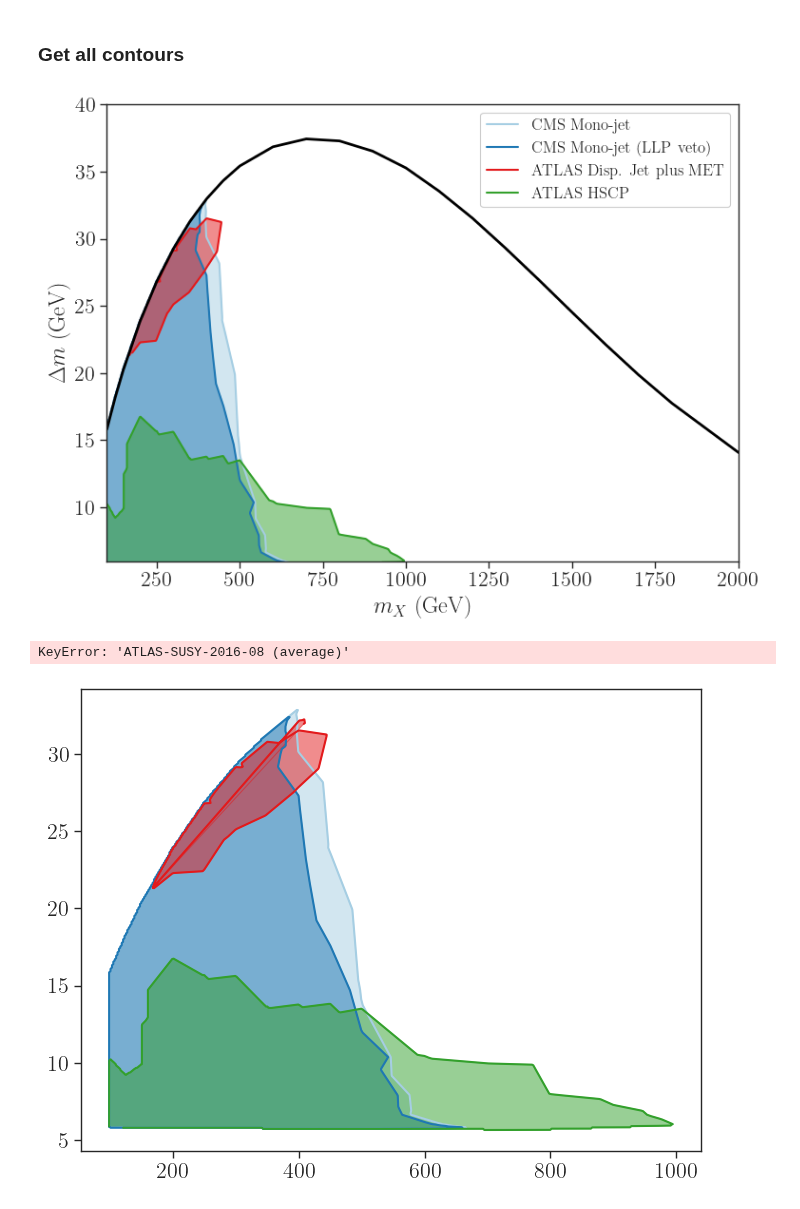
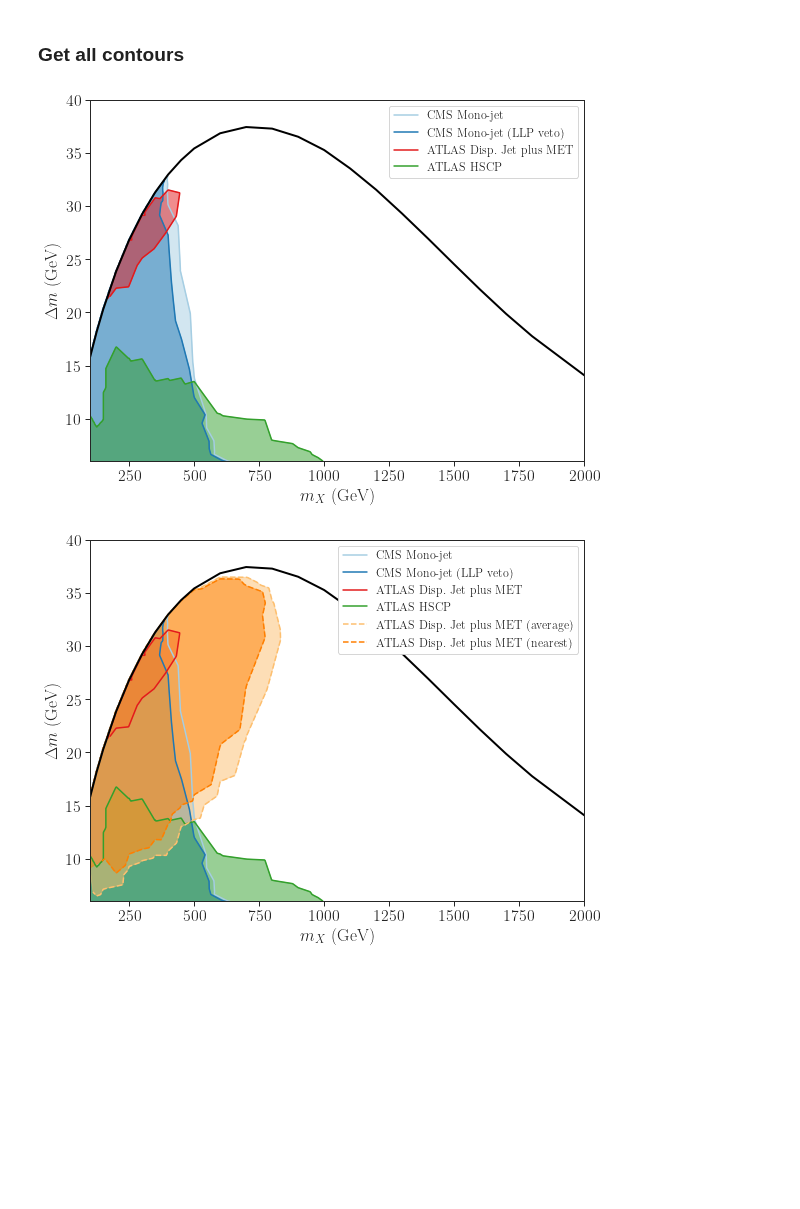
Before and after one commit to andlessa/LLP-CDFO, a Jupyter notebook: plotting/plots-AllExclusions.ipynb, the cells around one changed output. Drawn from its saved outputs; the diff is of its cells as text; code cells hidden in the pictures; blank space fills up the shorter version.

```diff
--- a/plotting/plots-AllExclusions.ipynb
+++ b/plotting/plots-AllExclusions.ipynb
@@ -34,8 +34,8 @@ files = {
          'ATLAS-SUSY-2018-13' :'../results_dataFrames/pp2BB1j_2018_13_latest.pcl',
          'ATLAS-SUSY-2016-08' :'../results_dataFrames/pp2BB1j_2016_08_latest.pcl',
          'CMS-EXO-20-004' :'../results_dataFrames/pp2BB1j_cms_latest.pcl',
-        #  'ATLAS-SUSY-2016-08 (average)' :'../results_dataFrames/pp2BB1j_2016_08_New_average.pcl',
-        #  'ATLAS-SUSY-2016-08 (nearest)' :'../results_dataFrames/pp2BB1j_2016_08_New_nearest.pcl',
+         'ATLAS-SUSY-2016-08 (average)' :'../results_dataFrames/pp2BB1j_2016_08_average_latest.pcl',
+         'ATLAS-SUSY-2016-08 (nearest)' :'../results_dataFrames/pp2BB1j_2016_08_nearest_latest.pcl',
          'CMS-EXO-20-004 (LLP veto)' :'../results_dataFrames/pp2BB1j_cms_llpveto_latest.pcl',
          }
 
@@ -190,7 +190,7 @@ for label,newL in newLabels.items():
     cVal = max(contours.keys())
     if cVal != 1.0:
         continue
-    pts = contours[cVal][:-30] # Hack for Disp. Jet Veto
+    pts = contours[cVal][:-30] # Hack for avoiding out of order points
     plt.plot(pts[:,0],pts[:,1],label=newL,linewidth=1.5,c=colors[label])
     plt.fill(pts[:,0],pts[:,1],label=None,c=colors[label],alpha=0.5)
 
@@ -204,35 +204,34 @@ plt.tight_layout()
 plt.savefig('excCurves_mDV10.png')
 plt.show()
 # %% [output]
-[figure, old version]
+[figure, new version]
 # %%
 plt.figure(figsize=(8,6))
 # plt.scatter(x,y,c='lightgray',s=30)
 for label,newL in newLabels.items():
     contours = allContours[label]
     if not contours:
         continue
     cVal = max(contours.keys())
     if cVal != 1.0:
         continue
-    pts = contours[cVal][:-10]
+    pts = contours[cVal][:-30] # Hack for avoiding out of order points
     if 'average' in label or 'nearest' in label:
         ls = 'dashed'
     else:
         ls = 'solid'
     plt.plot(pts[:,0],pts[:,1],label=newL,linewidth=1.5,c=colors[label],linestyle=ls)
     plt.fill(pts[:,0],pts[:,1],label=None,c=colors[label],alpha=0.5)
 
 plt.plot(maxCurve[:,0],maxCurve[:,1],c='black',linewidth=2)
 plt.xlim(100,2000)
-plt.ylim(5,40)
+plt.ylim(6,40)
 plt.legend(loc='upper right',fontsize=12,framealpha=1.0)
 plt.xlabel(r'$m_{X}$ (GeV)')
 plt.ylabel(r'$\Delta m$ (GeV)')
 plt.tight_layout()
 plt.savefig('excCurves_mDV5.png')
 # plt.grid()
 plt.show()
 # %% [output]
-KeyError: 'ATLAS-SUSY-2016-08 (average)'
-[figure, old version]
+[figure, new version]
```
Also changed, not shown: parts of 1 cell of this notebook, 5 other files.
